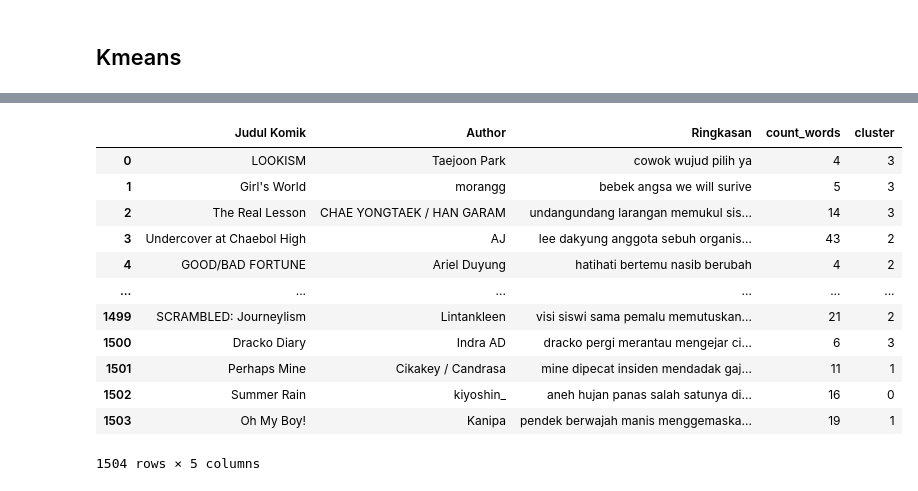
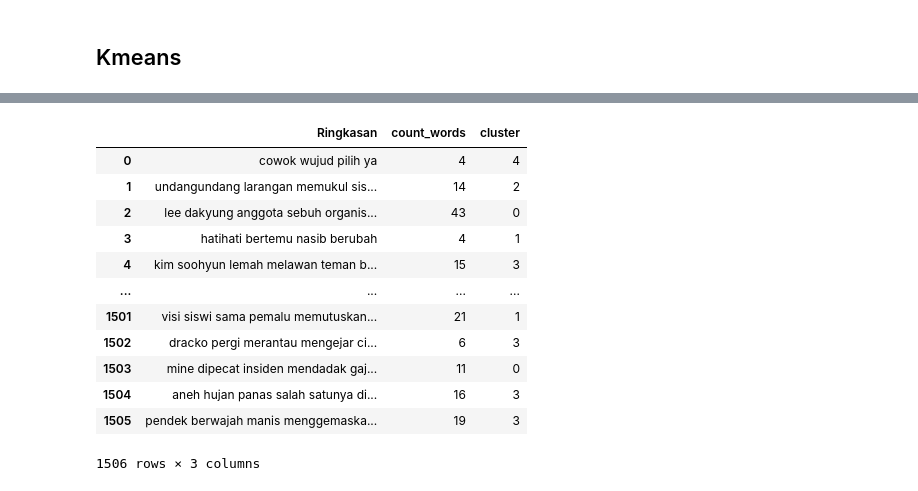
Before and after one commit to maysahayu/Collab-Project, a Jupyter notebook: scrap_prepro_fe_cluster_Webtoon.ipynb, the cells around one changed output, grey strips where cells are left out. Drawn from its saved outputs; the diff is of its cells as text; code cells hidden in the pictures.

```diff
--- a/scrap_prepro_fe_cluster_Webtoon.ipynb
+++ b/scrap_prepro_fe_cluster_Webtoon.ipynb
@@ -241,6 +208,6 @@ print(f"Semua teks telah diubah ke huruf kecil, URL, tanda baca, emoji telah dik
 Semua teks telah diubah ke huruf kecil, URL, tanda baca, emoji telah dikonversi, stopwords, dan kata alay pada kolom 'Ringkasan' telah dihapus/diganti, dan file disimpan sebagai 'prepro_webtoon.csv'
 # %%
-df = df[['Ringkasan']]
+df = data[['Ringkasan']]
 # %% [markdown]
 # Exploratory Data Analysis
 # %%
@@ -277,9 +244,9 @@ data['Ringkasan'].value_counts()
 dtype: int64
 # %%
 count_wd = []
-for word in data['Ringkasan']:
+for word in df['Ringkasan']:
     count = len(word.split())
     count_wd.append(count)
-data['count_words'] = count_wd
-data
+df['count_words'] = count_wd
+df
 # %% [output]
@@ -608,18 +560,18 @@ Kmeans for cluster 4
 # %%
-data_agg = data.copy(deep=True)
-data_agg['cluster'] = kn5.labels_
-data_agg
+df_agg = df.copy(deep=True)
+df_agg['cluster'] = kn5.labels_
+df_agg
 # %% [output]
-|  | Judul Komik | Author | Ringkasan | count_words | cluster |
-| 0 | LOOKISM | Taejoon Park | cowok wujud pilih ya | 4 | 3 |
-| 1 | Girl's World | morangg | bebek angsa we will surive | 5 | 3 |
-| 2 | The Real Lesson | CHAE YONGTAEK / HAN GARAM | undangundang larangan memukul sis... | 14 | 3 |
-| 3 | Undercover at Chaebol High | AJ | lee dakyung anggota sebuh organis... | 43 | 2 |
-| 4 | GOOD/BAD FORTUNE | Ariel Duyung | hatihati bertemu nasib berubah | 4 | 2 |
-| ... | ... | ... | ... | ... | ... |
-| 1499 | SCRAMBLED: Journeylism | Lintankleen | visi siswi sama pemalu memutuskan... | 21 | 2 |
-| 1500 | Dracko Diary | Indra AD | dracko pergi merantau mengejar ci... | 6 | 3 |
-| 1501 | Perhaps Mine | Cikakey / Candrasa | mine dipecat insiden mendadak gaj... | 11 | 1 |
-| 1502 | Summer Rain | kiyoshin_ | aneh hujan panas salah satunya di... | 16 | 0 |
-| 1503 | Oh My Boy! | Kanipa | pendek berwajah manis menggemaska... | 19 | 1 |
+|  | Ringkasan | count_words | cluster |
+| 0 | cowok wujud pilih ya | 4 | 4 |
+| 1 | undangundang larangan memukul sis... | 14 | 2 |
+| 2 | lee dakyung anggota sebuh organis... | 43 | 0 |
+| 3 | hatihati bertemu nasib berubah | 4 | 1 |
+| 4 | kim soohyun lemah melawan teman b... | 15 | 3 |
+| ... | ... | ... | ... |
+| 1501 | visi siswi sama pemalu memutuskan... | 21 | 1 |
+| 1502 | dracko pergi merantau mengejar ci... | 6 | 3 |
+| 1503 | mine dipecat insiden mendadak gaj... | 11 | 0 |
+| 1504 | aneh hujan panas salah satunya di... | 16 | 3 |
+| 1505 | pendek berwajah manis menggemaska... | 19 | 3 |
-1504 rows × 5 columns
+1506 rows × 3 columns
```
Also changed, not shown: parts of 31 cells of this notebook.
